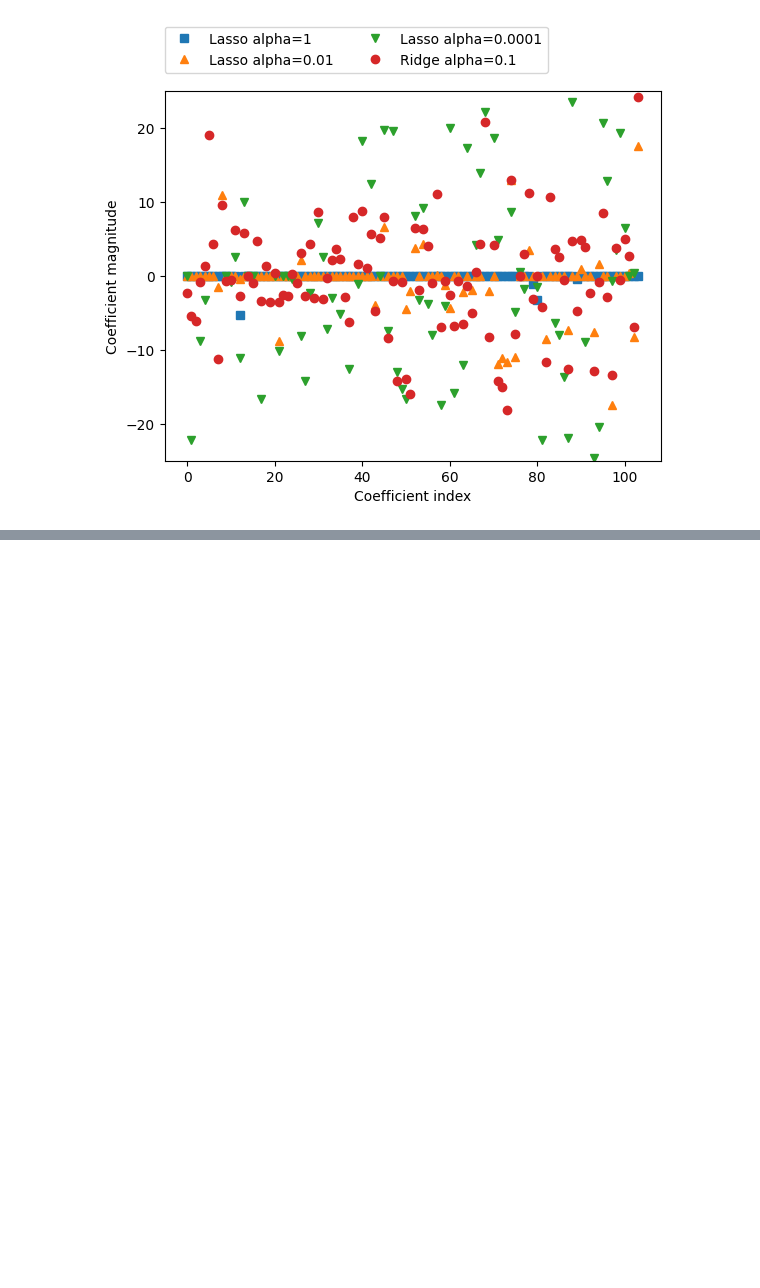
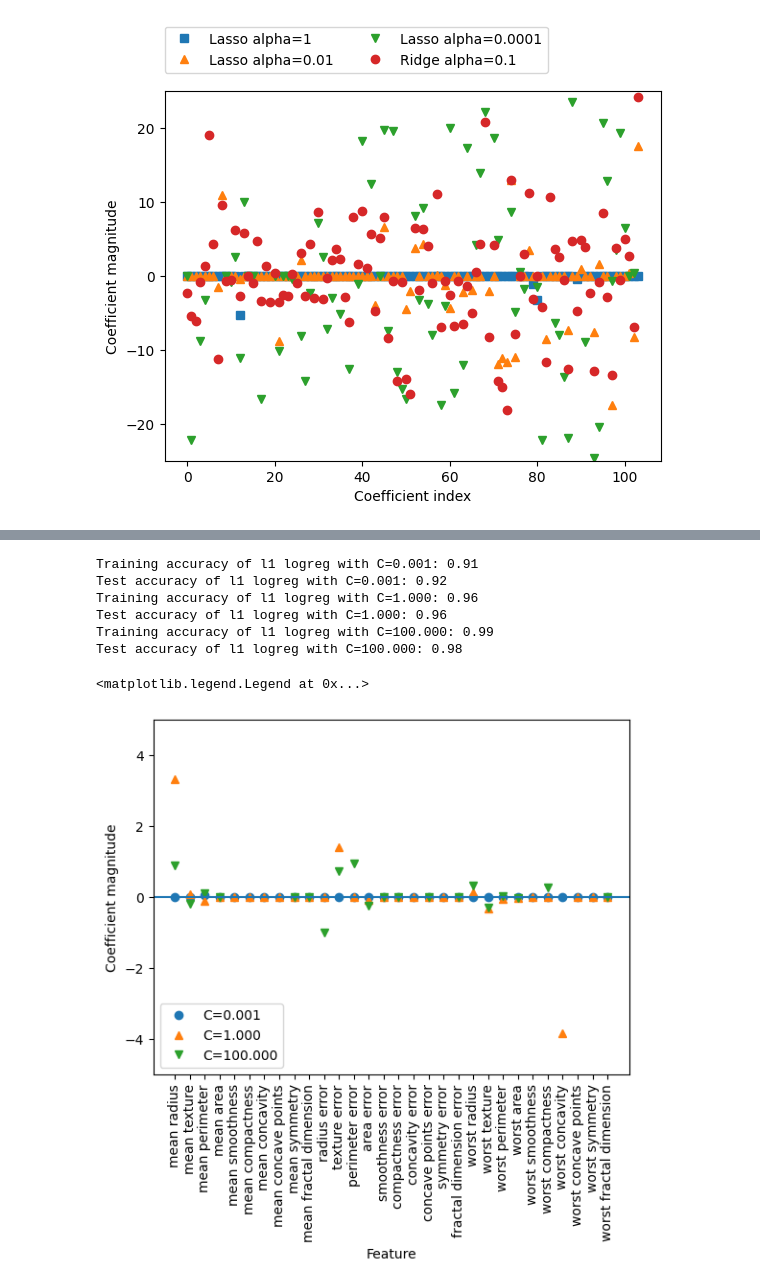
Before and after one commit to Saifullah785/intro-to-ml-with-python-notes-practice, a Jupyter notebook: Chapter_02_Supervised_Learning/Chapter_02_Supervised_Learning.ipynb, the cells around one changed output, grey strips where cells are left out. Saved outputs shown, nothing was run; the diff lists cells and outputs as text; code cells hidden in the pictures; blank space fills up the shorter version.

```diff
--- a/Chapter_02_Supervised_Learning/Chapter_02_Supervised_Learning.ipynb
+++ b/Chapter_02_Supervised_Learning/Chapter_02_Supervised_Learning.ipynb
@@ -474,0 +602,39 @@ Text(0, 0.5, 'Coefficient magnitude')
+# %%
+# Analyze the effect of L1 regularization on Logistic Regression coefficients for different C values
+for C, marker in zip([0.001, 1, 100], ['o', '^', 'v']):
+    # Instantiate and fit Logistic Regression with L1 penalty and 'liblinear' solver
+    lr_l1 = LogisticRegression(C=C, penalty='l1', solver='liblinear').fit(X_train, y_train)
+    # Print training and test accuracy for the current C value
+    print('Training accuracy of l1 logreg with C={:.3f}: {:.2f}'.format(C, lr_l1.score(X_train, y_train)))
+    print('Test accuracy of l1 logreg with C={:.3f}: {:.2f}'.format(C, lr_l1.score(X_test, y_test)))
+
+    # Plot the coefficients for the current C value
+    plt.plot(lr_l1.coef_.T, marker, label='C={:.3f}'.format(C))
+
+# Set x-axis ticks to feature names and rotate them
+plt.xticks(range(cancer.data.shape[1]), cancer.feature_names, rotation=90)
+# Get current x-axis limits
+xlims = plt.xlim()
+# Draw a horizontal line at y=0
+plt.hlines(0, xlims[0], xlims[1])
+# Restore original x-axis limits
+plt.xlim(xlims)
+# Set x-axis label
+plt.xlabel('Feature')
+# Set y-axis label
+plt.ylabel('Coefficient magnitude')
+
+# Set y-axis limits
+plt.ylim(-5, 5)
+# Add a legend to the plot with location adjusted
+plt.legend(loc=3)
+#
+# %% [output]
+Training accuracy of l1 logreg with C=0.001: 0.91
+Test accuracy of l1 logreg with C=0.001: 0.92
+Training accuracy of l1 logreg with C=1.000: 0.96
+Test accuracy of l1 logreg with C=1.000: 0.96
+Training accuracy of l1 logreg with C=100.000: 0.99
+Test accuracy of l1 logreg with C=100.000: 0.98
+<matplotlib.legend.Legend at 0x...>
+[figure, added]
```
Also changed, not shown: parts of 29 cells of this notebook.
